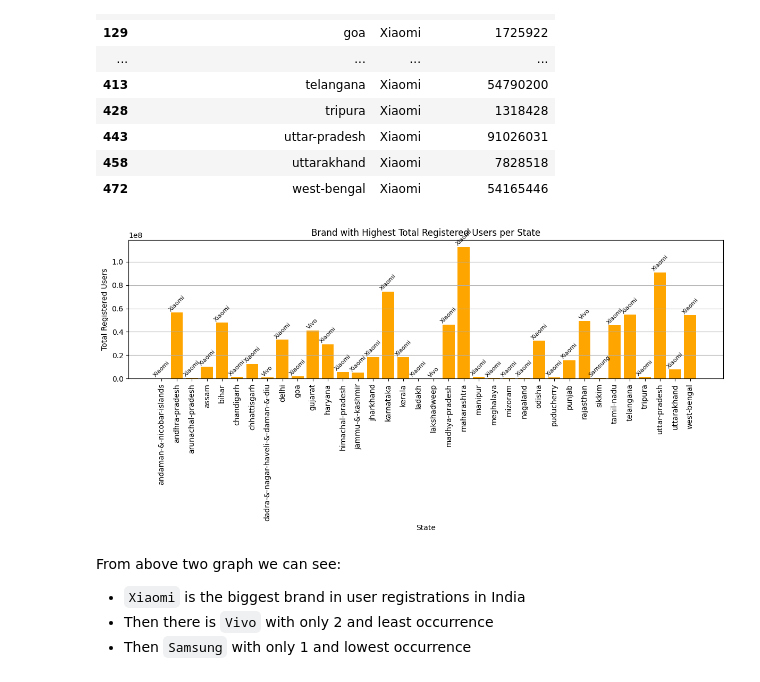
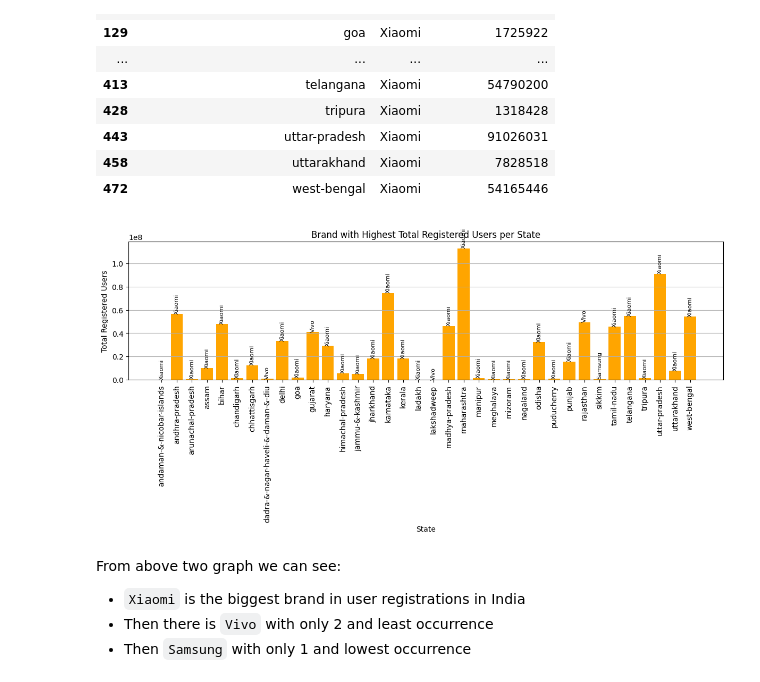
Before and after one commit to Vaisakh-Nirupam/PhonePe_Transaction_Insights, a Jupyter notebook: user_phonepe.ipynb, the cells around one changed output. Saved outputs shown, nothing was run; the diff lists cells and outputs as text; code cells hidden in the pictures.

```diff
--- a/user_phonepe.ipynb
+++ b/user_phonepe.ipynb
@@ -221,19 +221,19 @@ top_brands
 # %%
 plt.figure(figsize=(12,6))
 plt.bar(top_brands['state'], top_brands['registered_users'], color='orange')
 
 for i, (brand, users) in enumerate(zip(top_brands['brand'], top_brands['registered_users'])):
-    plt.text(i, users, brand, ha='center', va='bottom', fontsize=8, rotation=45)
+    plt.text(i, users, brand, ha='center', va='bottom', fontsize=8, rotation=90)
 
 plt.title("Brand with Highest Total Registered Users per State")
 plt.xlabel("State")
 plt.ylabel("Total Registered Users")
 plt.xticks(rotation=90)
 plt.grid(axis='y')
 plt.tight_layout()
 plt.show()
 # %% [output]
-[figure, old version]
+[figure, new version]
 # %% [markdown]
 From above two graph we can see:
 * `Xiaomi` is the biggest brand in user registrations in India
```
Also changed, not shown: parts of 3 cells of this notebook, 2 other files.
